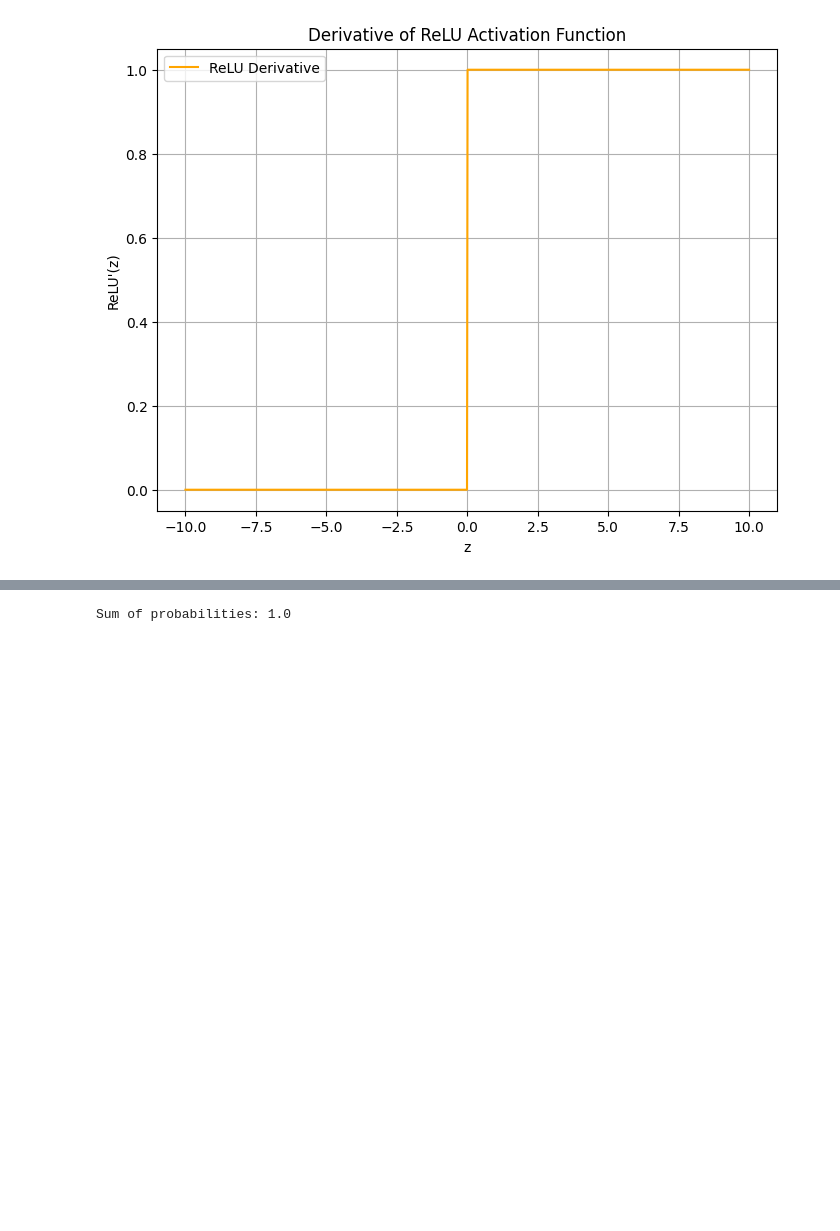
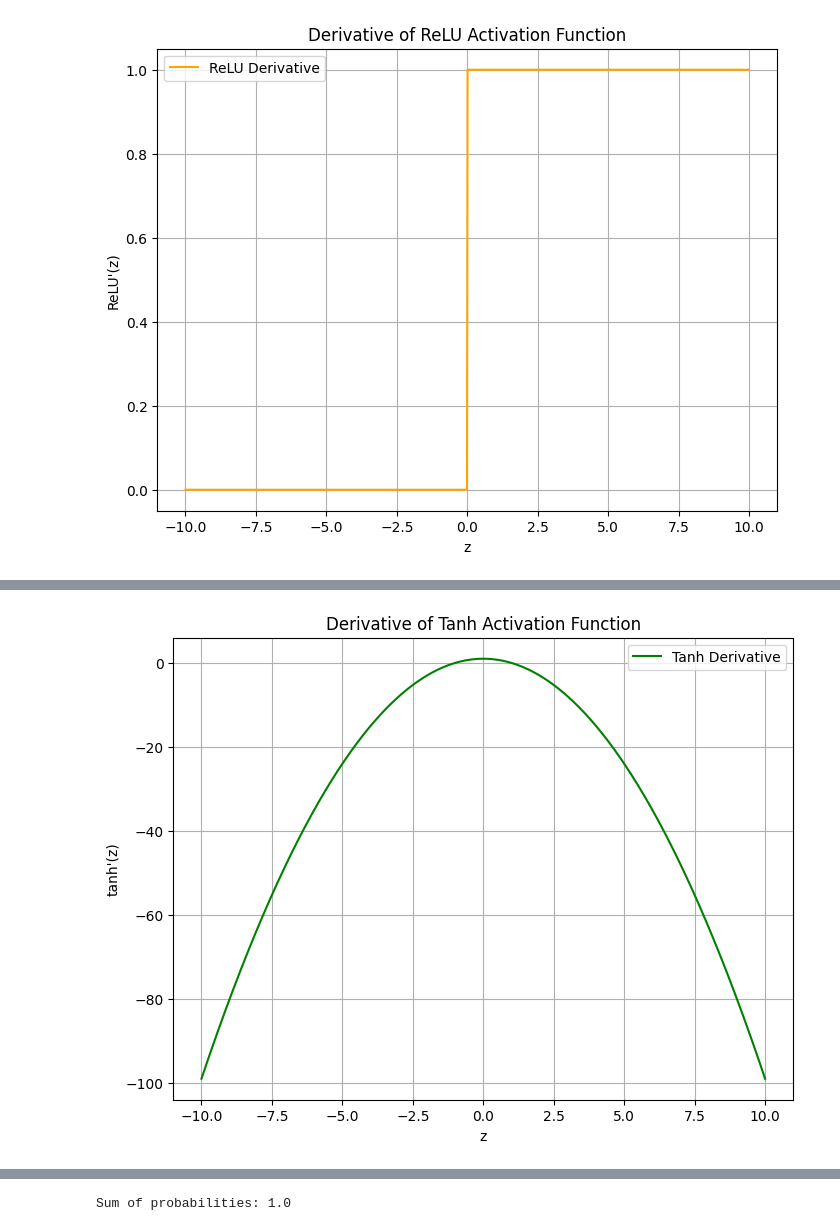
Before and after one commit to dinosaur-oatmeal/MNIST-Walkthrough, a Jupyter notebook: MNIST-Walkthrough.ipynb, the cells around one changed output, grey strips where cells are left out. Drawn from its saved outputs; the diff is of its cells as text; code cells hidden in the pictures; blank space fills up the shorter version.

```diff
--- a/MNIST-Walkthrough.ipynb
+++ b/MNIST-Walkthrough.ipynb
@@ -488 +545,27 @@ plt.show()
+# %%
+def tanh_derivative(z):
+    """
+    Arguments:
+    z -- numpy array of any shape, input values to the tanh function
+
+    Returns:
+    dt -- numpy array of the same shape as z, containing the derivative of tanh for each element in z
+    """
+    dt = 1 - np.square(z)
+    return dt
+
+# Compute derivative for visualization
+tanh_derivative_z = tanh_derivative(z)
+
+# Plot the derivative of the tanh function
+plt.figure(figsize=(8, 6))
+plt.plot(z, tanh_derivative_z, label='Tanh Derivative', color='green')
+plt.title('Derivative of Tanh Activation Function')
+plt.xlabel('z')
+plt.ylabel("tanh'(z)")
+plt.grid(True)
+plt.legend()
+plt.show()
+# %% [output]
+[figure, added]
 # %% [markdown]
```
Also changed, not shown: parts of 34 cells of this notebook.
